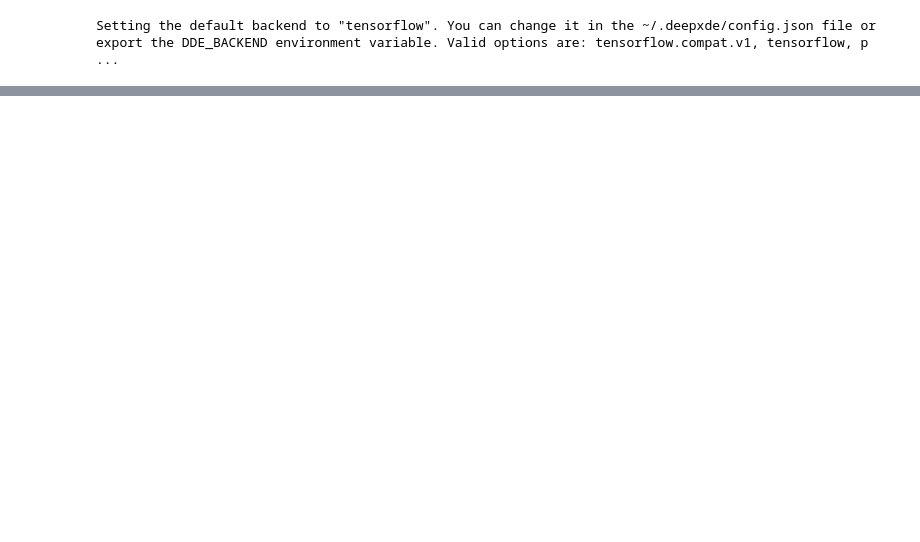
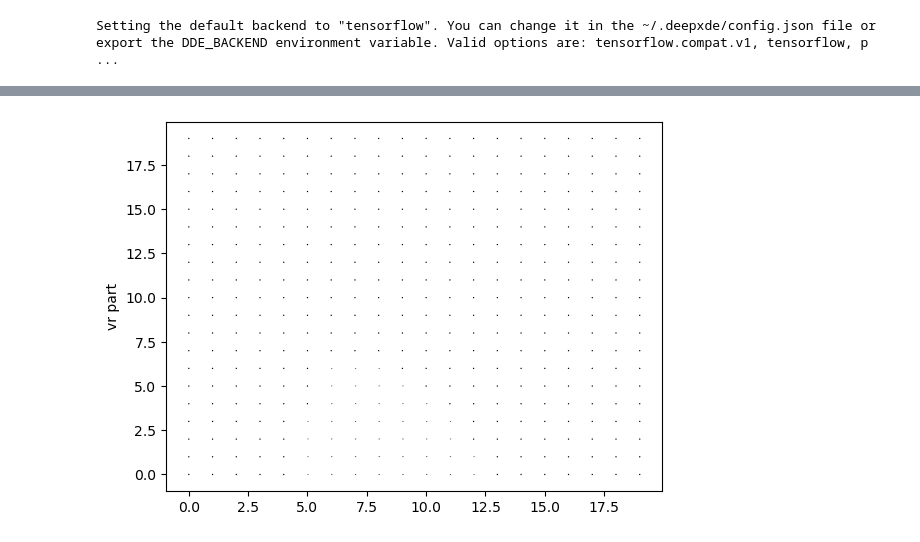
Before and after one commit to Ygrik2003/PINN_GL, a Jupyter notebook: pinn_model/hydro_nn.ipynb, the cells around one changed output, grey strips where cells are left out. Saved outputs shown, nothing was run; the diff lists cells and outputs as text; code cells hidden in the pictures; blank space fills up the shorter version.

```diff
--- a/pinn_model/hydro_nn.ipynb
+++ b/pinn_model/hydro_nn.ipynb
@@ -249,0 +277,13 @@ plt.show()
+# %%
+fig, ax = plt.subplots(1)
+frame = 5
+ax.set_ylabel("vr part")
+vuv_quiver = ax.quiver(
+    np.arange(u_predict.shape[0]),
+    np.arange(u_predict.shape[1]),
+    u_predict[:,:,frame].T,
+    v_predict[:,:,frame].T,
+    angles='xy', scale_units='xy', scale=2
+)
+# %% [output]
+[figure, added]
```
Also changed, not shown: parts of 9 cells of this notebook, 4 other files.
